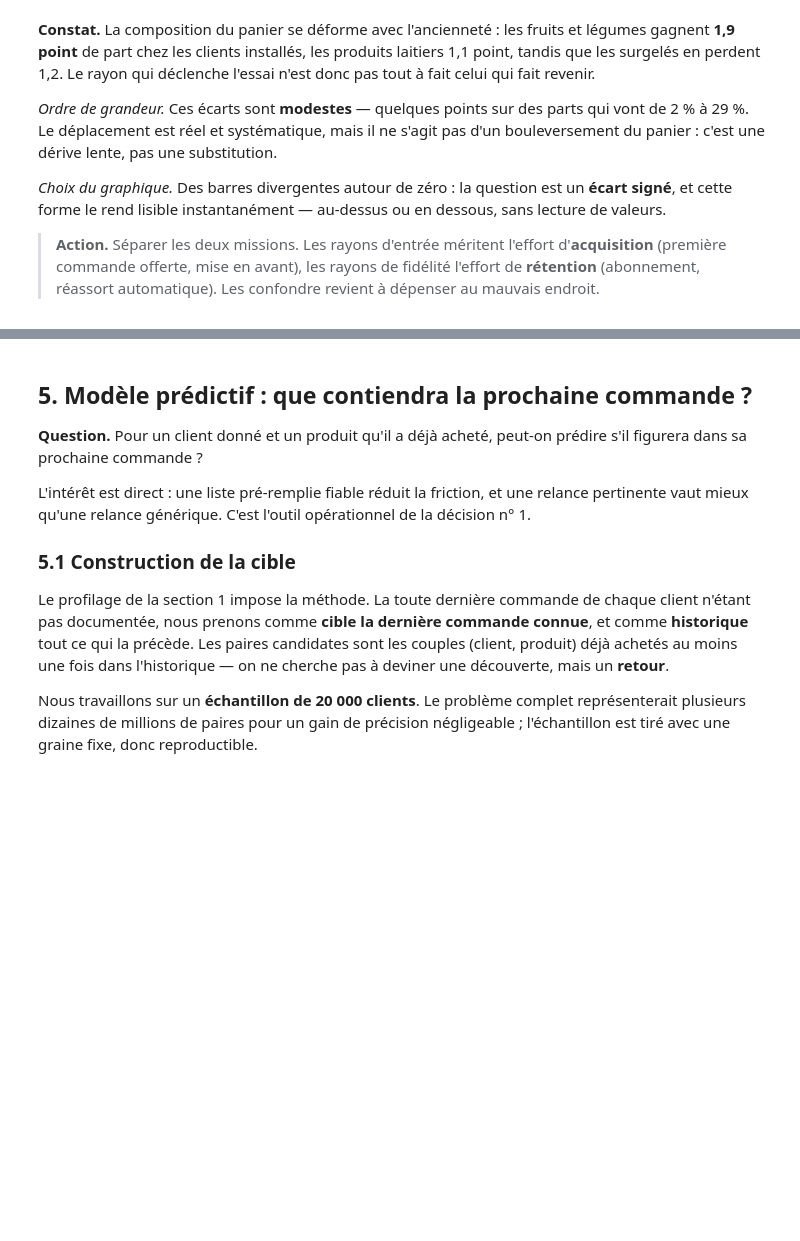
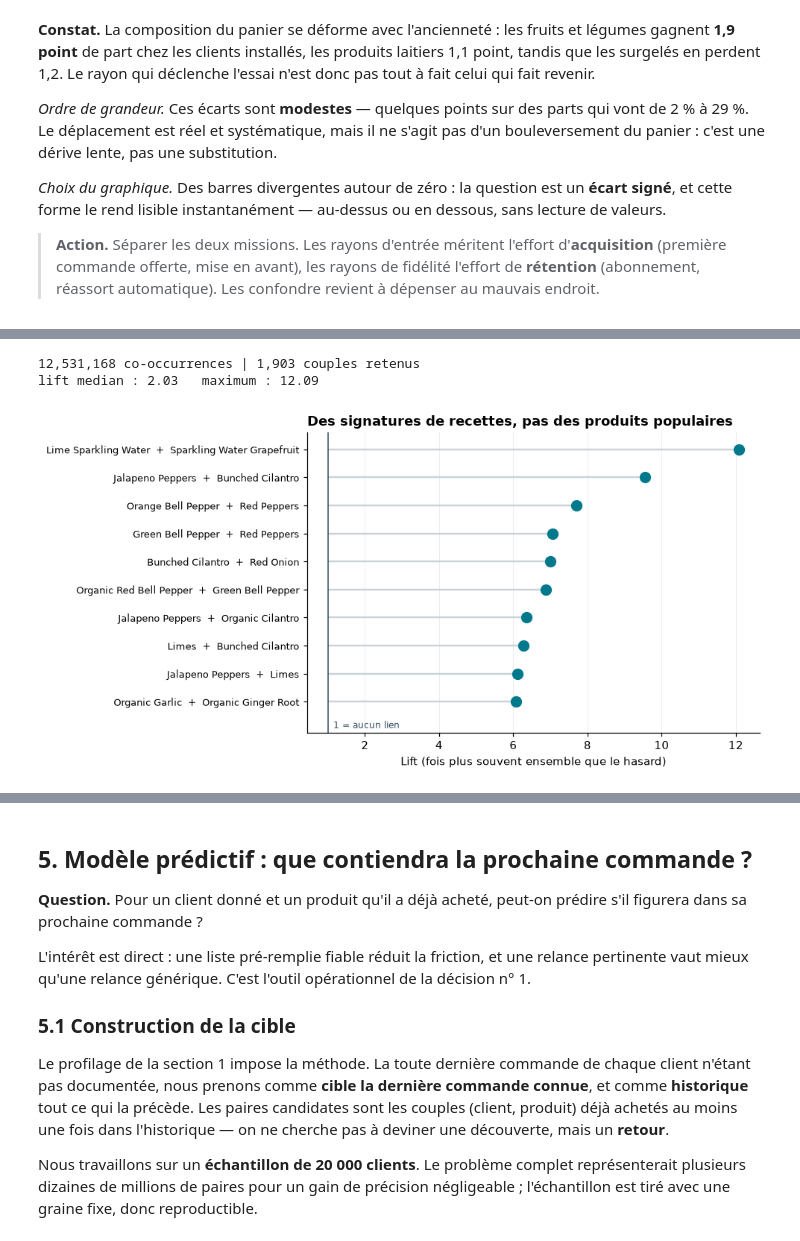
Before and after one commit to Nyomix-V/joja-data-analysis, a Jupyter notebook: 02_projet/analyse.ipynb, the cells around one changed output, grey strips where cells are left out. Cells and saved outputs as stored; diff of their text form; code cells hidden in the pictures; blank space fills up the shorter version.

```diff
--- a/02_projet/analyse.ipynb
+++ b/02_projet/analyse.ipynb
@@ -731,0 +753,47 @@ sans lecture de valeurs.
+# %%
+n_commandes = df.order_id.nunique()
+
+# On se limite aux 80 produits les plus vendus : au-dela, les effectifs par paire
+# deviennent trop faibles pour que le lift soit stable.
+top80 = df.product_id.value_counts().head(80)
+paniers = df[df.product_id.isin(top80.index)][["order_id", "product_id"]].drop_duplicates()
+
+# Auto-jointure sur la commande : chaque ligne devient un couple de produits co-achetes.
+# Le filtre x < y evite de compter deux fois le meme couple.
+couples = paniers.merge(paniers, on="order_id")
+couples = couples[couples.product_id_x < couples.product_id_y]
+
+asso = couples.groupby(["product_id_x", "product_id_y"]).size().rename("ensemble").reset_index()
+asso["p_a"]  = asso.product_id_x.map(top80) / n_commandes
+asso["p_b"]  = asso.product_id_y.map(top80) / n_commandes
+asso["lift"] = (asso.ensemble / n_commandes) / (asso.p_a * asso.p_b)
+asso = asso[asso.ensemble >= 2000]          # seuil de fiabilite
+
+libelle = catalogue.set_index("product_id")["product_name"]
+asso["couple"] = (asso.product_id_x.map(libelle).astype(str) + "  +  "
+                  + asso.product_id_y.map(libelle).astype(str))
+
+print(f"{len(couples):,} co-occurrences | {len(asso):,} couples retenus")
+print(f"lift median : {asso.lift.median():.2f}   maximum : {asso.lift.max():.2f}")
+# %% [output]
+12,531,168 co-occurrences | 1,903 couples retenus
+lift median : 2.03   maximum : 12.09
+# %%
+top_lift = asso.nlargest(10, "lift").sort_values("lift")
+
+fig, ax = plt.subplots(figsize=(9, 4.6))
+# Diagramme en sucette : la valeur est portee par la position du point, la tige ne
+# sert qu au reperage. Moins d encre qu une barre pour la meme information.
+ax.hlines(y=range(len(top_lift)), xmin=1, xmax=top_lift.lift, color="#C8D3D8", lw=1.6)
+ax.plot(top_lift.lift, range(len(top_lift)), "o", markersize=9, color=ACCENT)
+ax.axvline(1, color=ENCRE, lw=1)
+ax.set_ylim(-1.1, len(top_lift) - 0.4)
+ax.text(1.15, -0.85, "1 = aucun lien", fontsize=8, color=ENCRE, va="center")
+ax.set_yticks(range(len(top_lift)), top_lift.couple, fontsize=8.5)
+ax.set_xlabel("Lift (fois plus souvent ensemble que le hasard)")
+ax.set_title("Des signatures de recettes, pas des produits populaires",
+             fontweight="bold", loc="left")
+ax.grid(axis="y", visible=False)
+plt.show()
+# %% [output]
+[figure, added]
```
Also changed, not shown: parts of 8 cells of this notebook, 4 other files.
